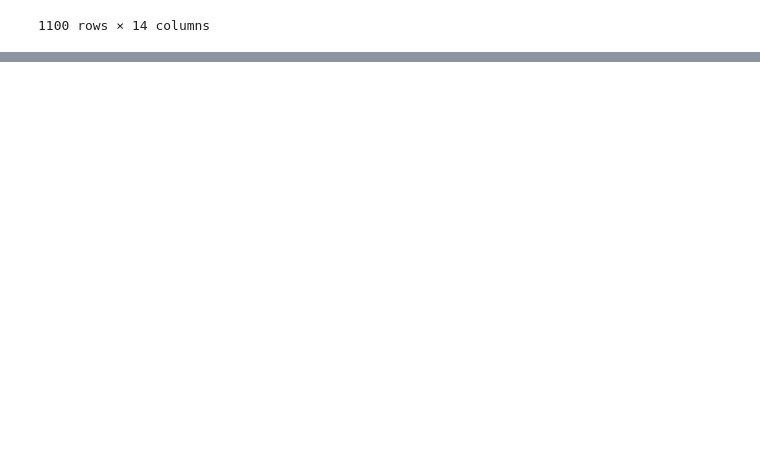
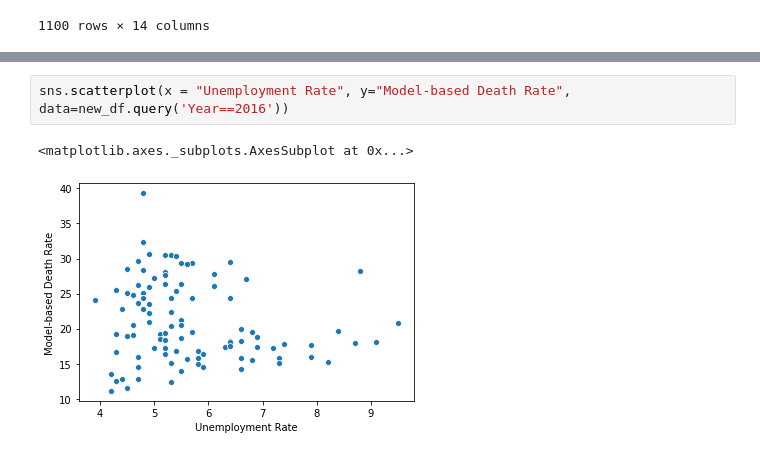
Before and after one commit to calebsanfo/CS216-Final, a Jupyter notebook: analysis.ipynb, the cells around one changed output, grey strips where cells are left out. Saved outputs shown, nothing was run; the diff lists cells and outputs as text; blank space fills up the shorter version.

Commit message:
added some scatterplots

```diff
--- a/analysis.ipynb
+++ b/analysis.ipynb
@@ -205,0 +214,5 @@ new_df
+# %%
+sns.scatterplot(x = "Unemployment Rate", y="Model-based Death Rate", data=new_df.query('Year==2016'))
+# %% [output]
+<matplotlib.axes._subplots.AxesSubplot at 0x...>
+[figure, added]
```
Also changed, not shown: parts of 5 cells of this notebook.
